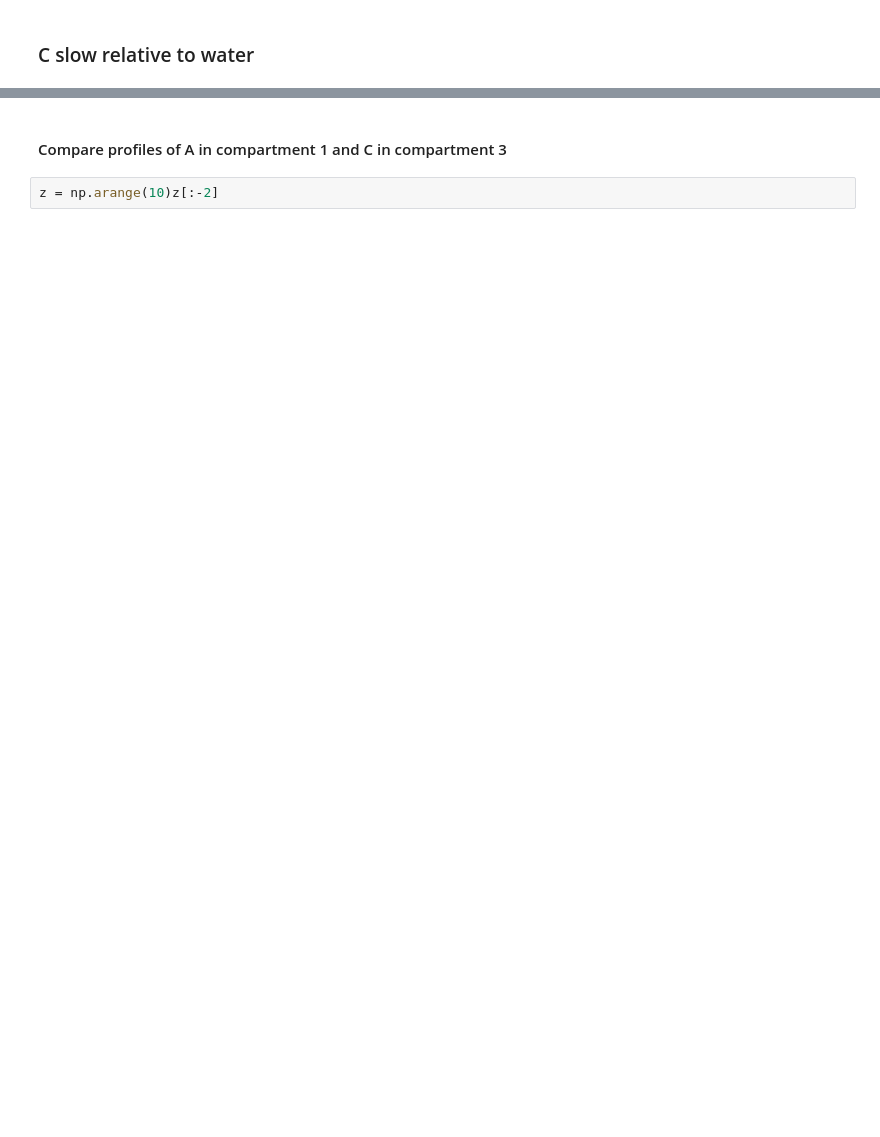
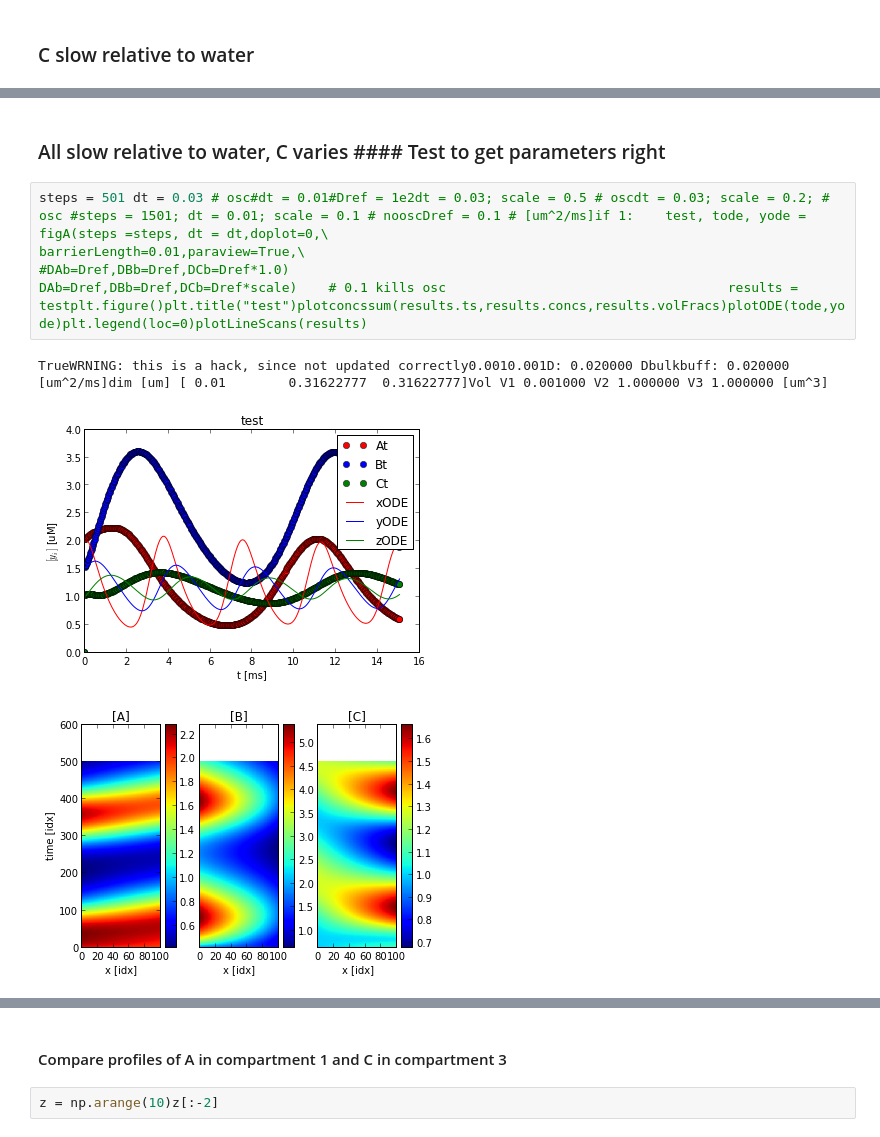
Before and after one commit to huskeypm/enzymekineticsacs, a Jupyter notebook: goodwinPDE.ipynb, the cells around one changed output, grey strips where cells are left out. Saved outputs shown, nothing was run; the diff lists cells and outputs as text; blank space fills up the shorter version.

```diff
--- a/goodwinPDE.ipynb
+++ b/goodwinPDE.ipynb
@@ -38 +37,9 @@ WRNING: this is a hack, since not updated correctlyD: 1000.000000 Dbulkbuff: 100
+# %% [markdown]
+### All slow relative to water, C varies #### Test to get parameters right
+# %%
+steps = 501 dt = 0.03 # osc#dt = 0.01#Dref = 1e2dt = 0.03; scale = 0.5 # oscdt = 0.03; scale = 0.2; # osc #steps = 1501; dt = 0.01; scale = 0.1 # nooscDref = 0.1 # [um^2/ms]if 1:    test, tode, yode = figA(steps =steps, dt = dt,doplot=0,\                                              barrierLength=0.01,paraview=True,\                                              #DAb=Dref,DBb=Dref,DCb=Dref*1.0)                                                 DAb=Dref,DBb=Dref,DCb=Dref*scale)    # 0.1 kills osc                                    results = testplt.figure()plt.title("test")plotconcssum(results.ts,results.concs,results.volFracs)plotODE(tode,yode)plt.legend(loc=0)plotLineScans(results)
+# %% [output]
+TrueWRNING: this is a hack, since not updated correctly0.0010.001D: 0.020000 Dbulkbuff: 0.020000 [um^2/ms]dim [um] [ 0.01        0.31622777  0.31622777]Vol V1 0.001000 V2 1.000000 V3 1.000000 [um^3]
+[figure, added]
+[figure, added]
 # %%
```
Also changed, not shown: parts of 19 cells of this notebook, 3 other files.
